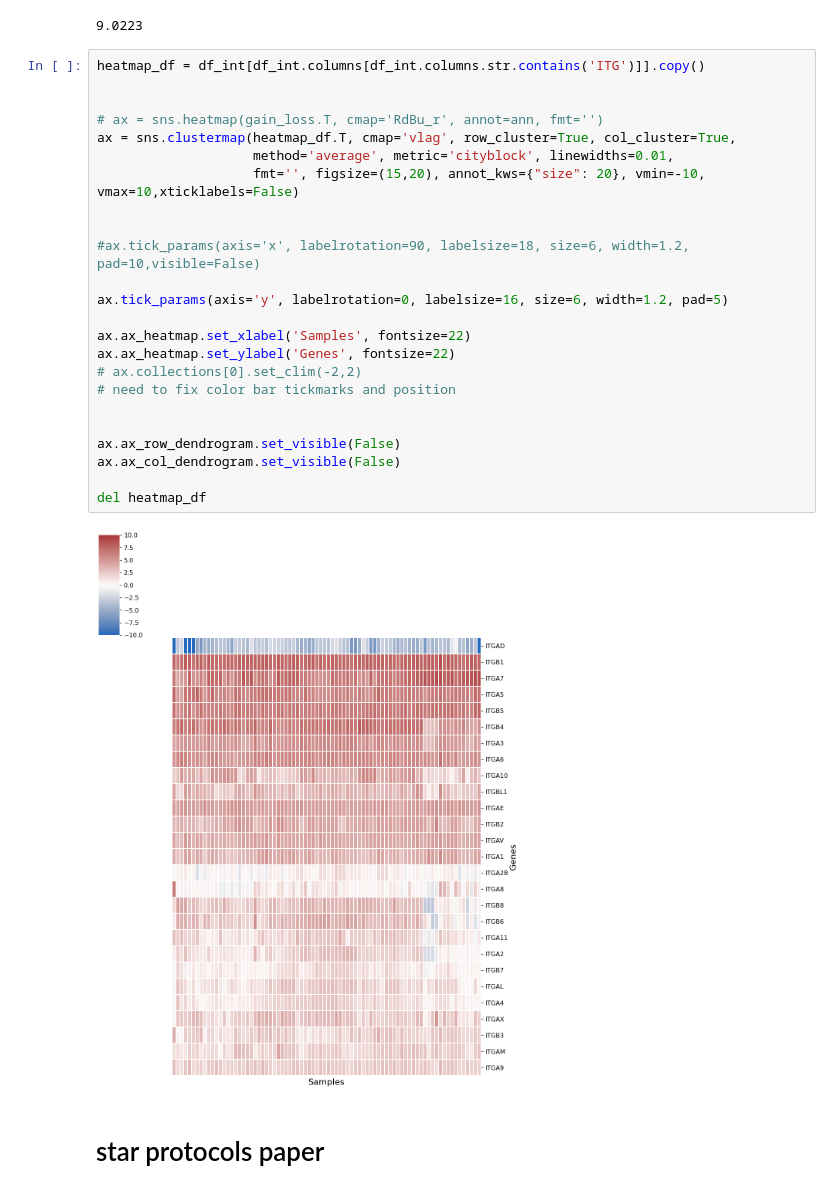
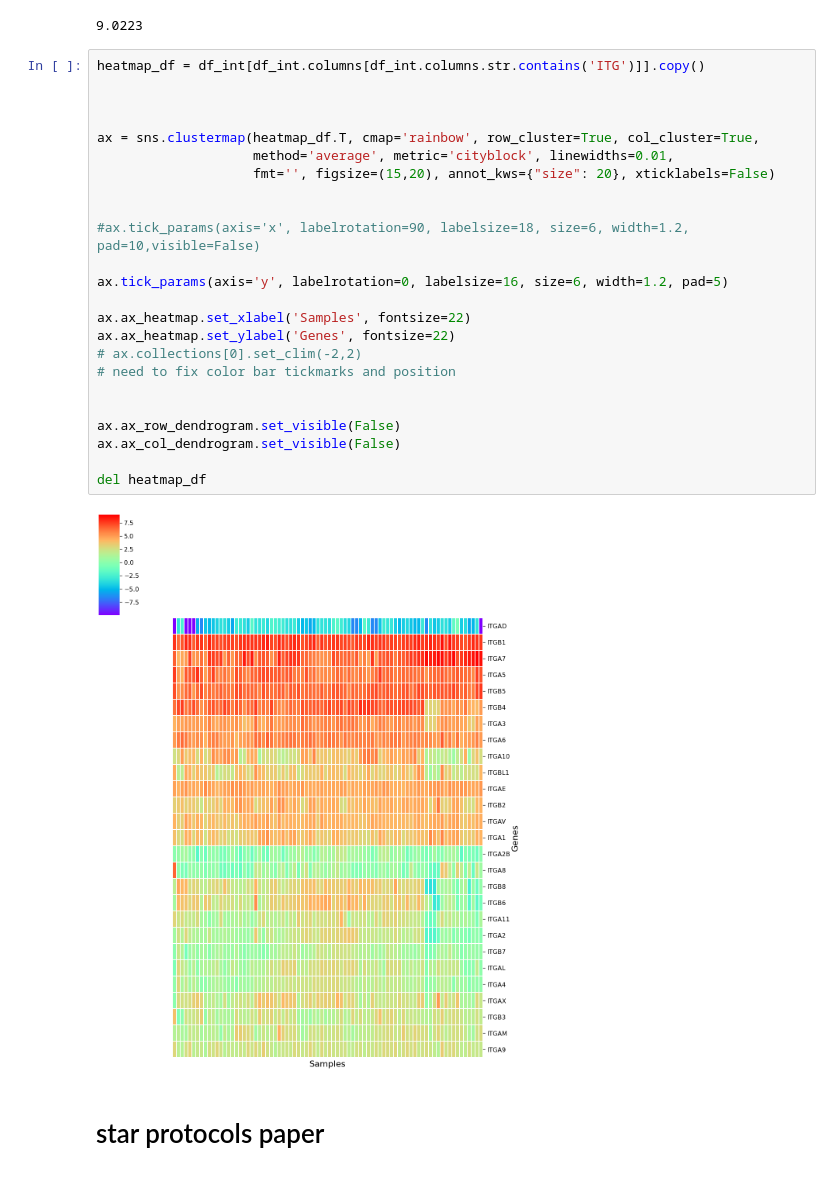
Before and after one commit to hshadman/integrin_expression_data_mining, a Jupyter notebook: jesse_code/gene_networking_analysis_BRCA_v2_(gtex_males_excluded).ipynb, the cells around one changed output. Cells and saved outputs as stored; diff of their text form.

Commit message:
clustermap

```diff
--- a/jesse_code/gene_networking_analysis_BRCA_v2_(gtex_males_excluded).ipynb
+++ b/jesse_code/gene_networking_analysis_BRCA_v2_(gtex_males_excluded).ipynb
@@ -906,29 +906,29 @@ df_int[df_int.columns[df_int.columns.str.contains('ITG')]].max().max()
 # %%
 heatmap_df = df_int[df_int.columns[df_int.columns.str.contains('ITG')]].copy()
 
 
-# ax = sns.heatmap(gain_loss.T, cmap='RdBu_r', annot=ann, fmt='')
-ax = sns.clustermap(heatmap_df.T, cmap='vlag', row_cluster=True, col_cluster=True,
+
+ax = sns.clustermap(heatmap_df.T, cmap='rainbow', row_cluster=True, col_cluster=True,
                     method='average', metric='cityblock', linewidths=0.01,
-                    fmt='', figsize=(15,20), annot_kws={"size": 20}, vmin=-10, vmax=10,xticklabels=False)
+                    fmt='', figsize=(15,20), annot_kws={"size": 20}, xticklabels=False)
 
 
 #ax.tick_params(axis='x', labelrotation=90, labelsize=18, size=6, width=1.2, pad=10,visible=False)
 
 ax.tick_params(axis='y', labelrotation=0, labelsize=16, size=6, width=1.2, pad=5)
 
 ax.ax_heatmap.set_xlabel('Samples', fontsize=22)
 ax.ax_heatmap.set_ylabel('Genes', fontsize=22)
 # ax.collections[0].set_clim(-2,2)
 # need to fix color bar tickmarks and position
 
 
 ax.ax_row_dendrogram.set_visible(False)
 ax.ax_col_dendrogram.set_visible(False)
 
 del heatmap_df
 # %% [output]
-[figure, old version]
+[figure, new version]
 # %% [markdown]
 # star protocols paper
 # %% [markdown]
```
